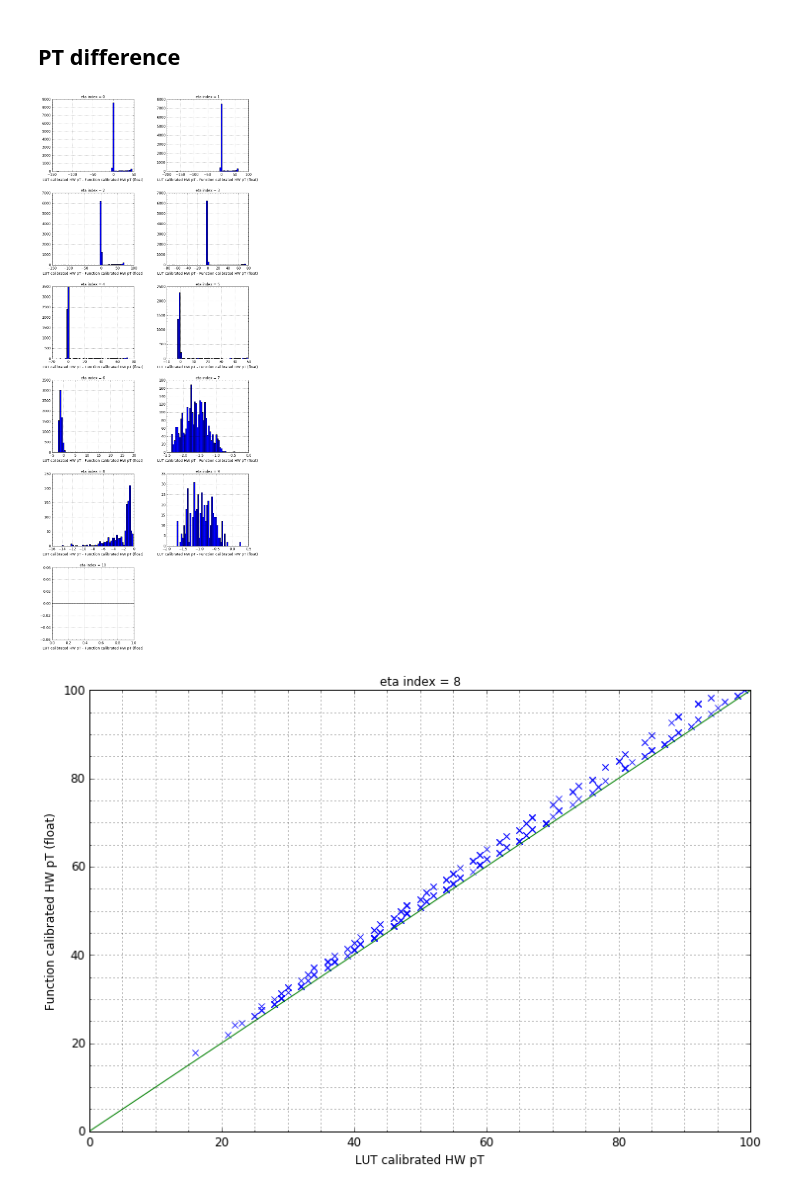
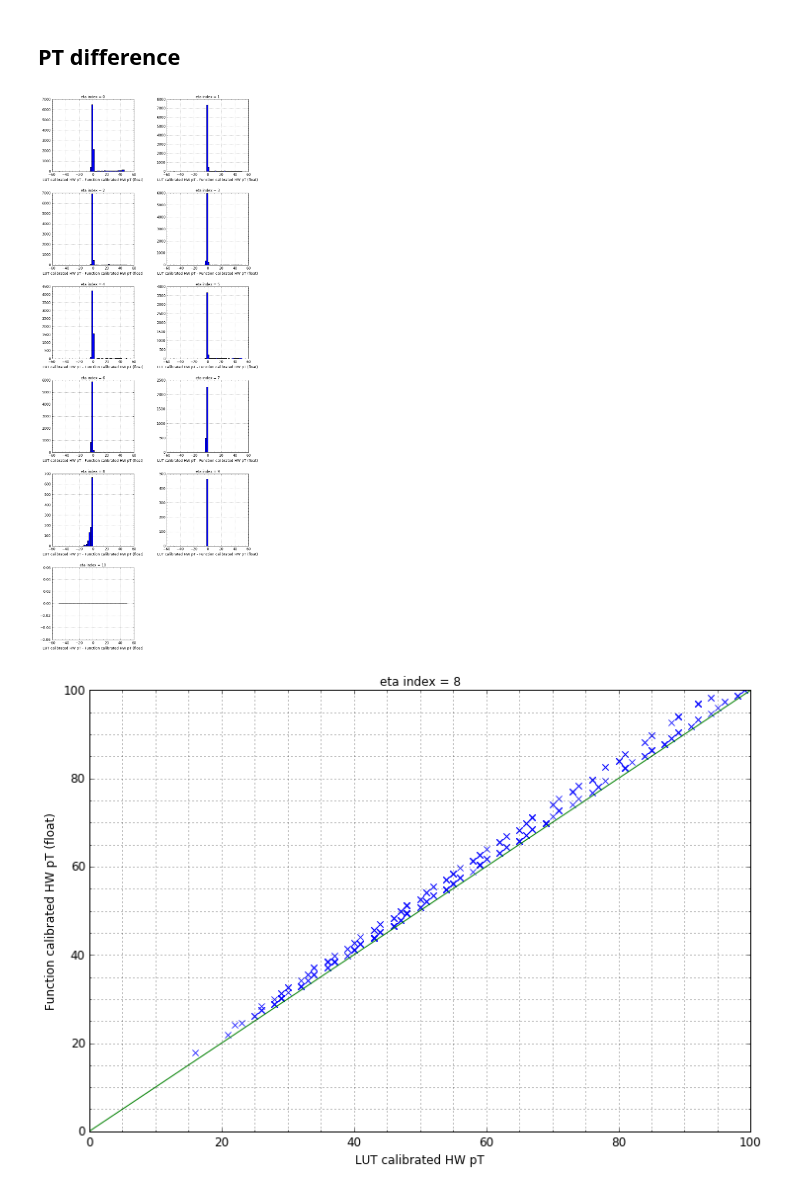
Before and after one commit to raggleton/L1JetEnergyCorrections, a Jupyter notebook: notebooks/JEC LUT vs function.ipynb, the cells around one changed output. Drawn from its saved outputs; the diff is of its cells as text; code cells hidden in the pictures.

Commit message:
Update diff plots

```diff
--- a/notebooks/JEC LUT vs function.ipynb
+++ b/notebooks/JEC LUT vs function.ipynb
@@ -165,30 +165,30 @@ plt.savefig('lut_func_ratio.pdf')
 # %%
 from math import ceil
 
 ieta_range = range(0, 11)
 
 n_cols = 2
 nrows = ceil(1.*len(ieta_range)/n_cols)
 
 fig = plt.figure()
 fig.set_size_inches(6*n_cols, len(ieta_range) * 3 )
 fig.subplots_adjust(wspace=0.4, hspace=0.3)
 
 limit = 100
 
 for ind, ieta in enumerate(ieta_range):
     fig.add_subplot(nrows, 2, ind+1)
     mask = info.etabin == ieta
-    plt.hist(info.lut[mask] - info.func[mask], bins=50)
+    plt.hist(info.lut[mask] - info.func[mask], bins=50, range=[-50, 50])
     plt.xlabel('LUT calibrated HW pT - Function calibrated HW pT (float)', fontsize=12)
     plt.gca().set_title('eta index = %d' % ieta, fontsize=12)
     plt.grid(which='major')
 #     plt.ylim(bottom=1)
 #     plt.yscale('log', nonposy='clip')
     plt.minorticks_on()
 plt.savefig('lut_func_diff.pdf')
 # %% [output]
-[figure, old version]
+[figure, new version]
 # %%
 ieta = 8
 mask = info.etabin == ieta
```
Also changed, not shown: parts of 1 cell of this notebook, 2 other files.
